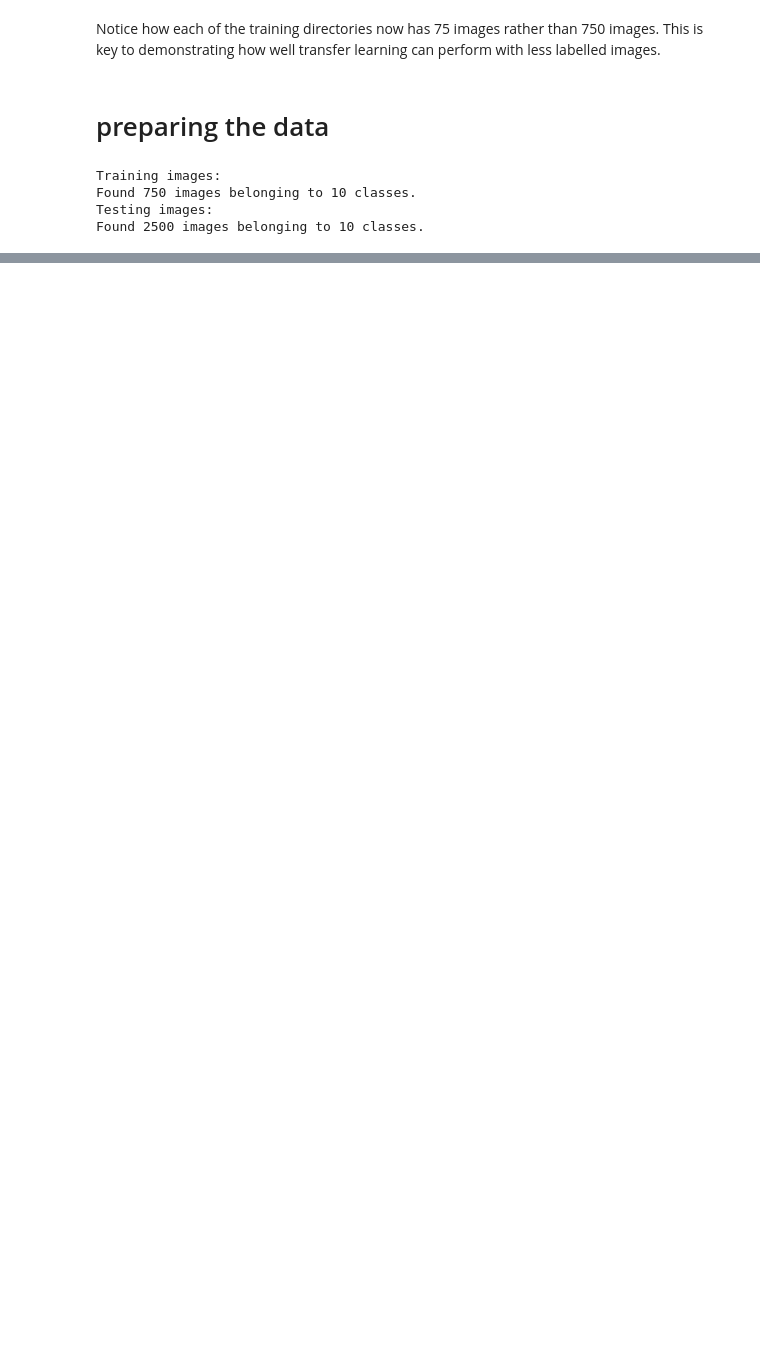
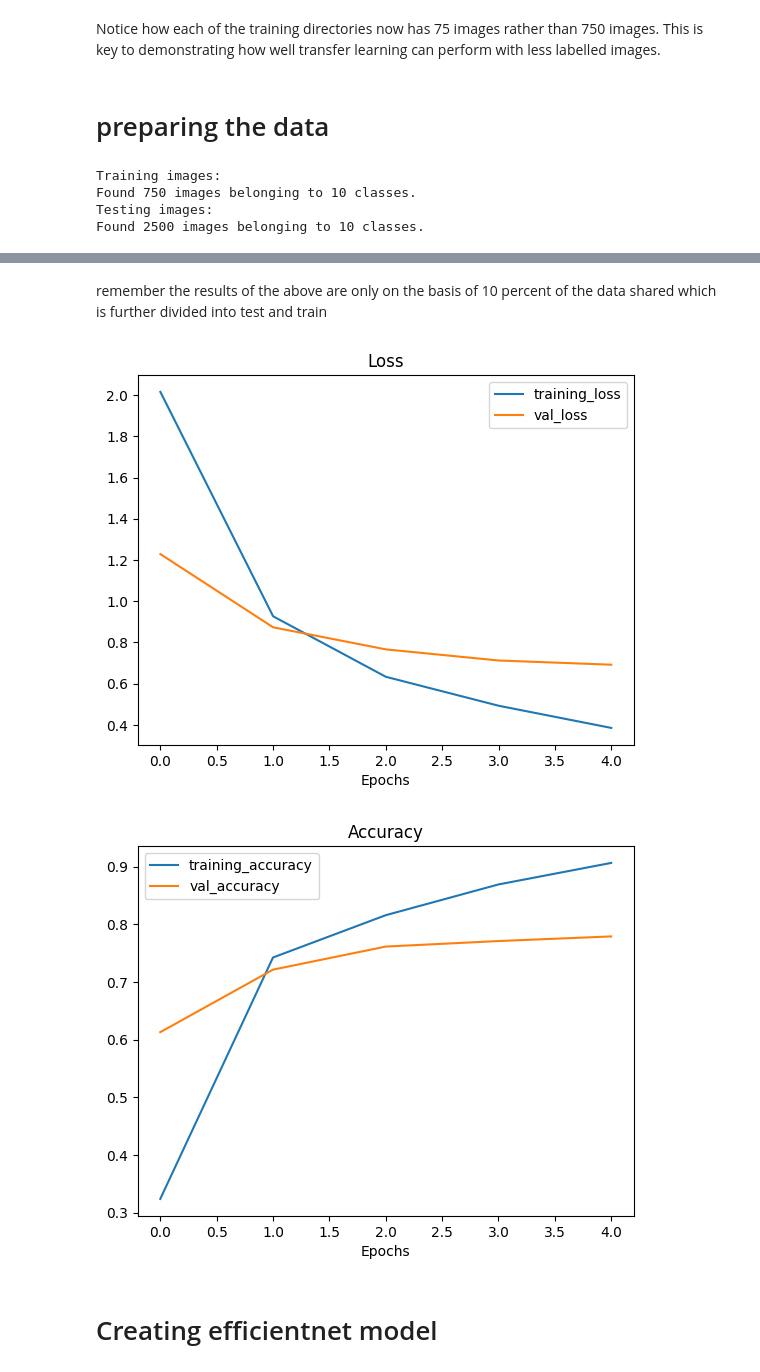
Before and after one commit to issarbhavya/ML, a Jupyter notebook: 04_Transfer_Learning_feature_extraction.ipynb, the cells around one changed output, grey strips where cells are left out. Drawn from its saved outputs; the diff is of its cells as text; code cells hidden in the pictures; blank space fills up the shorter version.

```diff
--- a/04_Transfer_Learning_feature_extraction.ipynb
+++ b/04_Transfer_Learning_feature_extraction.ipynb
@@ -85,0 +202,12 @@ Found 2500 images belonging to 10 classes.
+# %%
+### now lets fit the model to our training data
+
+# Fit the model
+resnet_history = resnet_model.fit(train_data_10_percent,
+                                  epochs=5,
+                                  steps_per_epoch=len(train_data_10_percent),
+                                  validation_data=test_data,
+                                  validation_steps=len(test_data),
+                                  # Add TensorBoard callback to model (callbacks parameter takes a list)
+                                  callbacks=[create_tensorboard_callback(dir_name="tensorflow_hub", # save experiment logs here
+                                                                         experiment_name="resnet50V2")]) # name of log files
@@ -85,0 +226,40 @@ Found 2500 images belonging to 10 classes.
+# %% [markdown]
+remember the results of the above are only on the basis of 10 percent of the data shared which is further divided into test and train
+# %%
+# If you wanted to, you could really turn this into a helper function to load in with a helper.py script...
+import matplotlib.pyplot as plt
+
+# Plot the validation and training data separately
+def plot_loss_curves(history):
+  """
+  Returns separate loss curves for training and validation metrics.
+  """
+  loss = history.history['loss']
+  val_loss = history.history['val_loss']
+
+  accuracy = history.history['accuracy']
+  val_accuracy = history.history['val_accuracy']
+
+  epochs = range(len(history.history['loss']))
+
+  # Plot loss
+  plt.plot(epochs, loss, label='training_loss')
+  plt.plot(epochs, val_loss, label='val_loss')
+  plt.title('Loss')
+  plt.xlabel('Epochs')
+  plt.legend()
+
+  # Plot accuracy
+  plt.figure()
+  plt.plot(epochs, accuracy, label='training_accuracy')
+  plt.plot(epochs, val_accuracy, label='val_accuracy')
+  plt.title('Accuracy')
+  plt.xlabel('Epochs')
+  plt.legend();
+# %%
+plot_loss_curves(resnet_history)
+# %% [output]
+[figure, added]
+[figure, added]
+# %% [markdown]
+# Creating efficientnet model
```
Also changed, not shown: parts of 20 cells of this notebook.
